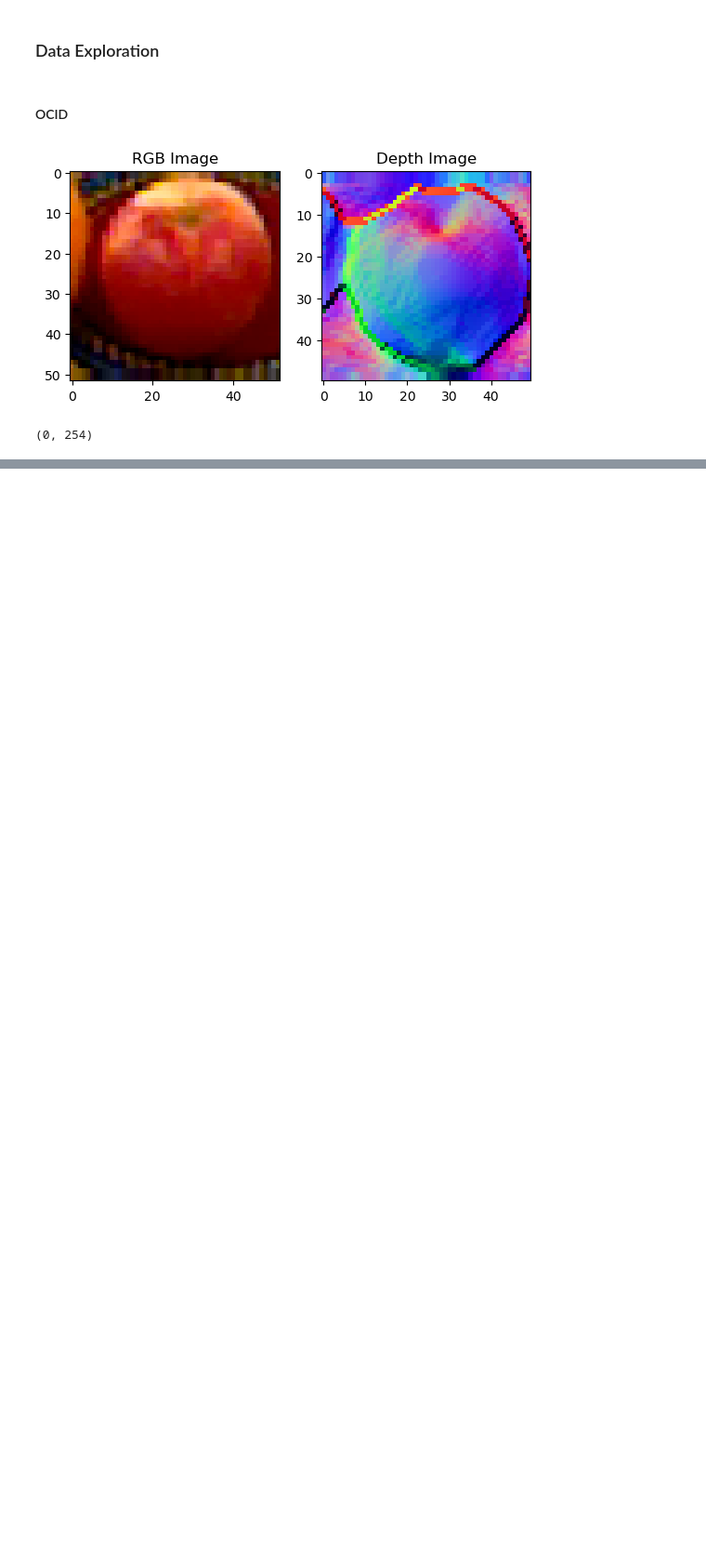
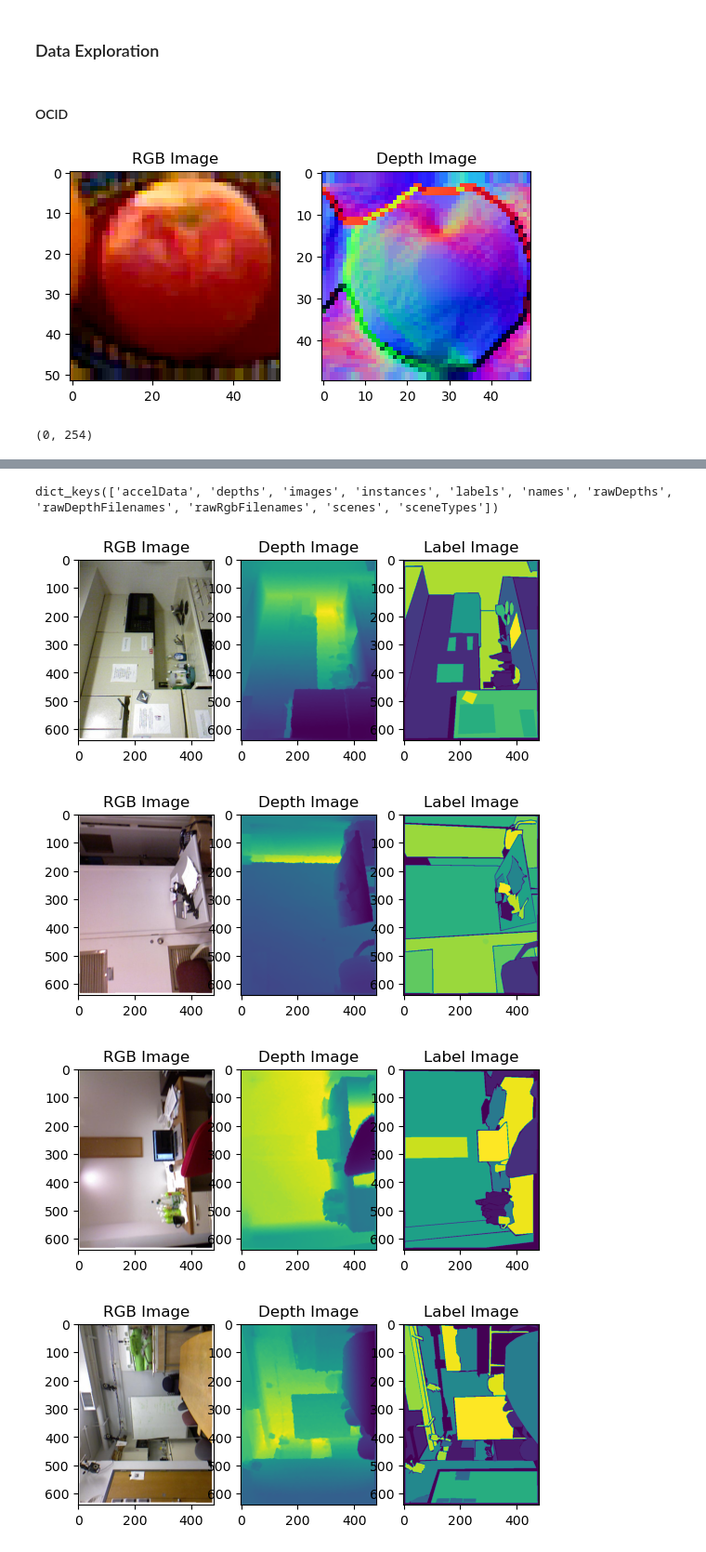
Before and after one commit to AbinashChetia/emanet4rgbd, a Jupyter notebook: notebook.ipynb, the cells around one changed output, grey strips where cells are left out. Shown at 93% size. Drawn from its saved outputs; the diff is of its cells as text; code cells hidden in the pictures; blank space fills up the shorter version.

```diff
--- a/notebook.ipynb
+++ b/notebook.ipynb
@@ -34,0 +169,28 @@ depth_img.min(), depth_img.max()
+# %%
+nyu_processed_data_path = 'nyu_depth_v2_labeled_data.pkl'
+with open(nyu_processed_data_path, 'rb') as f:
+    nyu_depth_v2_labeled_data = pk.load(f)
+
+nyu_depth_v2_labeled_data.keys()
+# %% [output]
+dict_keys(['accelData', 'depths', 'images', 'instances', 'labels', 'names', 'rawDepths', 'rawDepthFilenames', 'rawRgbFilenames', 'scenes', 'sceneTypes'])
+# %%
+i = 0
+while i < 10:
+    i += 1
+    plt.figure()
+    plt.subplot(1, 3, 1)
+    plt.imshow(nyu_depth_v2_labeled_data['images'][i].T)
+    plt.title('RGB Image')
+    plt.subplot(1, 3, 2)
+    plt.imshow(nyu_depth_v2_labeled_data['depths'][i].T)
+    plt.title('Depth Image')
+    plt.subplot(1, 3, 3)
+    plt.imshow(nyu_depth_v2_labeled_data['labels'][i].T)
+    plt.title('Label Image')
+plt.show()
+# %% [output]
+[figure, added]
+[figure, added]
+[figure, added]
+[figure, added]
```
Also changed, not shown: parts of 7 cells of this notebook.
